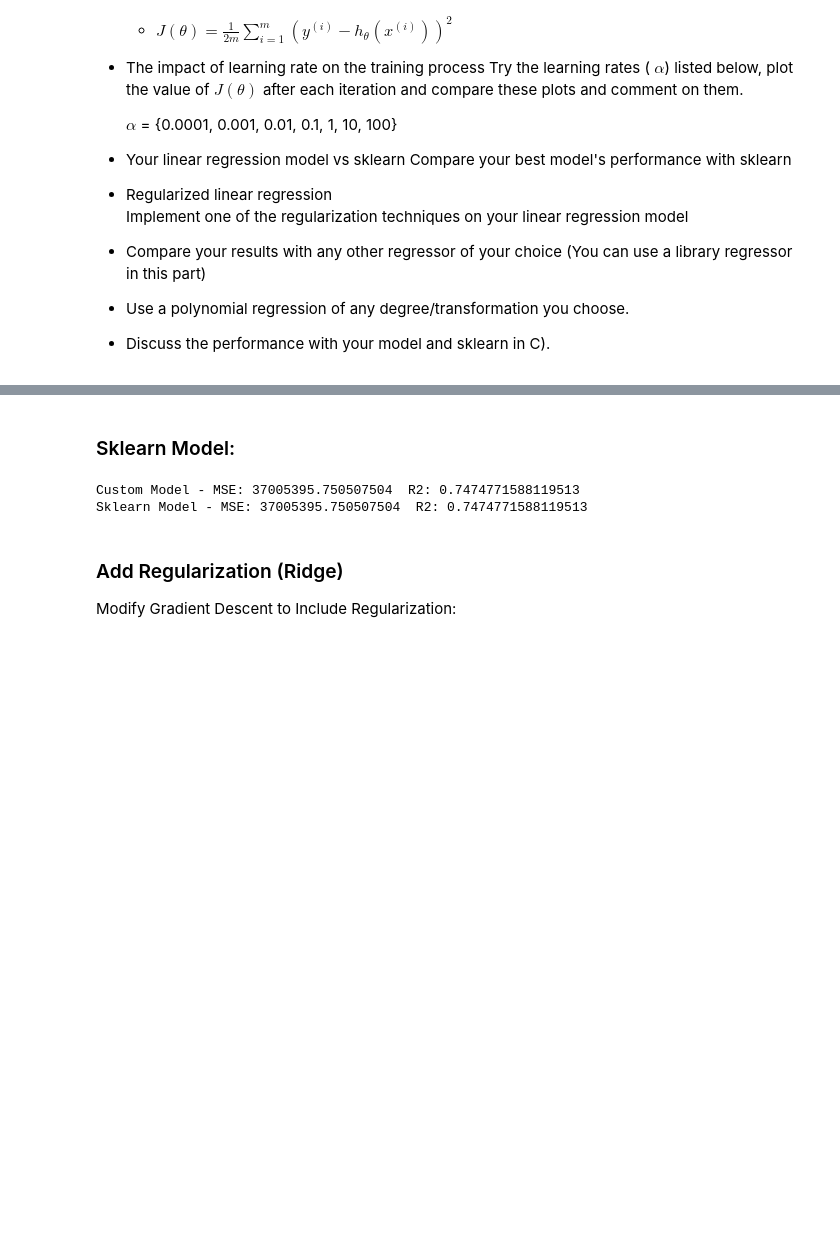
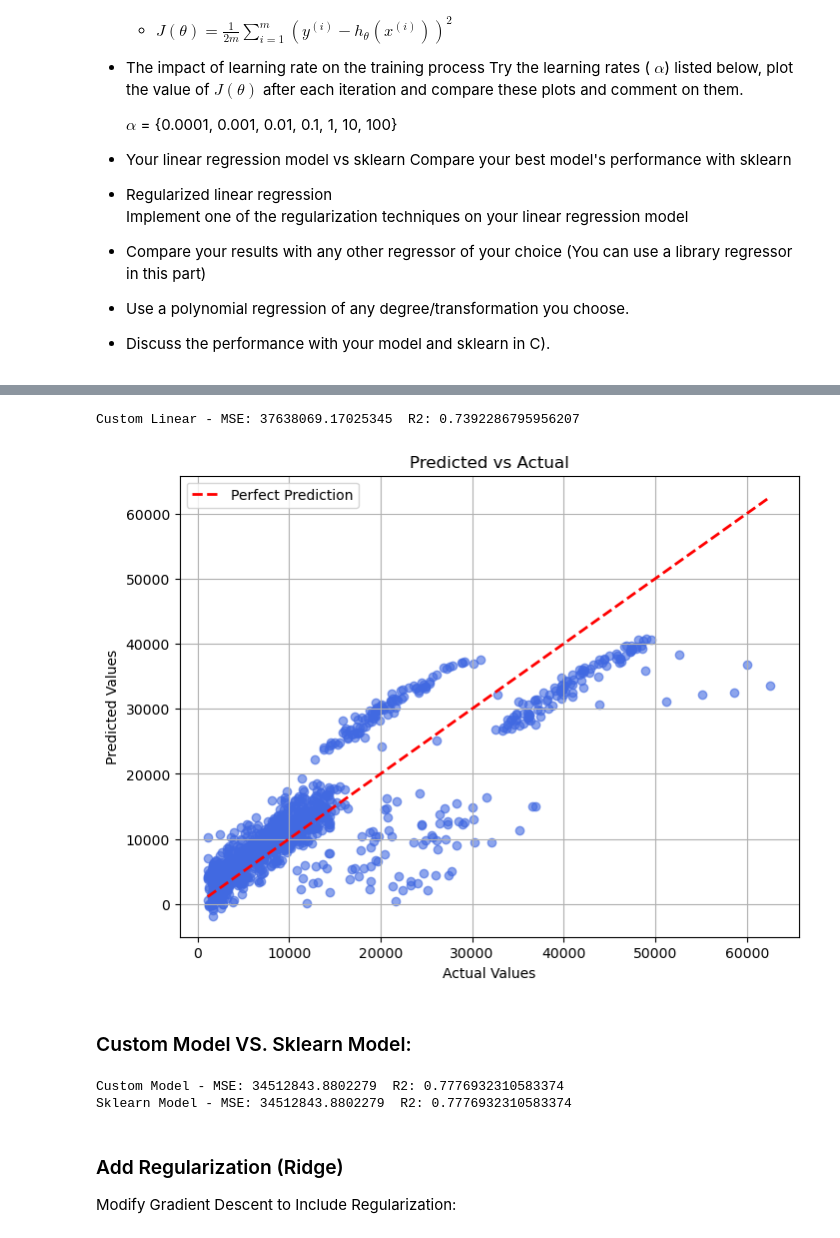
Before and after one commit to ZohoorAlmalki/ML_HWs, a Jupyter notebook: 446_ML_RegressionAssignment.ipynb, the cells around one changed output, grey strips where cells are left out. Drawn from its saved outputs; the diff is of its cells as text; code cells hidden in the pictures; blank space fills up the shorter version.

```diff
--- a/446_ML_RegressionAssignment.ipynb
+++ b/446_ML_RegressionAssignment.ipynb
@@ -348,27 +405,61 @@ y_pred_custom = X_b.dot(theta_final)
+# %%
+from sklearn.metrics import mean_squared_error, r2_score
+
+y_pred_custom = X_train_b.dot(theta_final)
+
+alpha = 0.0001  # Smaller step size for complex models
+
+mse = mean_squared_error(y_train, y_pred_custom)
+r2 = r2_score(y_train, y_pred_custom)
+
+print("Custom Linear - MSE:", mse, " R2:", r2)
+
+import matplotlib.pyplot as plt
+
+# Flatten predictions and actual values if they are column vectors
+y_pred_flat = y_pred_custom.flatten()
+y_actual_flat = y_train.flatten()
+
+plt.figure(figsize=(8, 6))
+plt.scatter(y_actual_flat, y_pred_flat, alpha=0.6, color='royalblue')
+plt.plot([y_actual_flat.min(), y_actual_flat.max()],
+         [y_actual_flat.min(), y_actual_flat.max()],
+         'r--', linewidth=2, label='Perfect Prediction')
+plt.xlabel('Actual Values')
+plt.ylabel('Predicted Values')
+plt.title('Predicted vs Actual')
+plt.legend()
+plt.grid(True)
+plt.show()
+# %% [output]
+Custom Linear - MSE: 37638069.17025345  R2: 0.7392286795956207
+[figure, added]
 # %% [markdown]
-### Sklearn Model:
+### Custom Model VS. Sklearn Model:
 # %%
 from sklearn.linear_model import LinearRegression
 from sklearn.metrics import mean_squared_error, r2_score
 
 
+y_pred_custom_test = X_test_b.dot(theta_final)
+
 # Train sklearn model
 lin_reg = LinearRegression()
-lin_reg.fit(X, y)
-y_pred_sklearn = lin_reg.predict(X)
+lin_reg.fit(X_train_b, y_train)
+y_pred_sklearn = lin_reg.predict(X_test_b)
 
 # Evaluation
-mse_custom = mean_squared_error(y, y_pred_custom)
-r2_custom = r2_score(y, y_pred_custom)
+mse_custom = mean_squared_error(y_test, y_pred_custom_test)
+r2_custom = r2_score(y_test, y_pred_custom_test)
 
-mse_sklearn = mean_squared_error(y, y_pred_sklearn)
-r2_sklearn = r2_score(y, y_pred_sklearn)
+mse_sklearn = mean_squared_error(y_test, y_pred_sklearn)
+r2_sklearn = r2_score(y_test, y_pred_sklearn)
 
 print("Custom Model - MSE:", mse_custom, " R2:", r2_custom)
 print("Sklearn Model - MSE:", mse_sklearn, " R2:", r2_sklearn)
 # %% [output]
-Custom Model - MSE: 37005395.750507504  R2: 0.7474771588119513
-Sklearn Model - MSE: 37005395.750507504  R2: 0.7474771588119513
+Custom Model - MSE: 34512843.8802279  R2: 0.7776932310583374
+Sklearn Model - MSE: 34512843.8802279  R2: 0.7776932310583374
 # %% [markdown]
 ### Add Regularization (Ridge)
 Modify Gradient Descent to Include Regularization:
```
Also changed, not shown: parts of 10 cells of this notebook, 2 other files.
